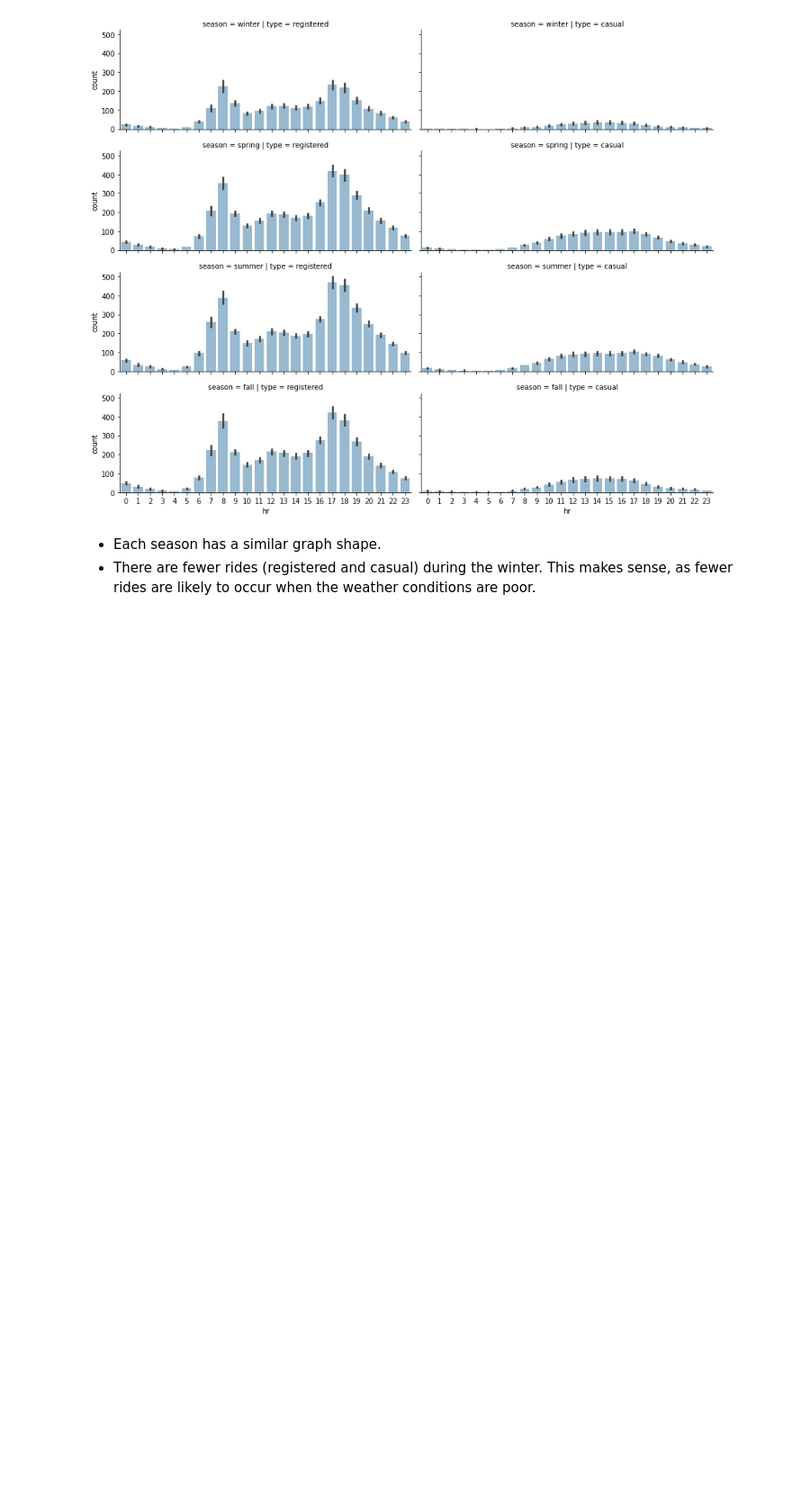
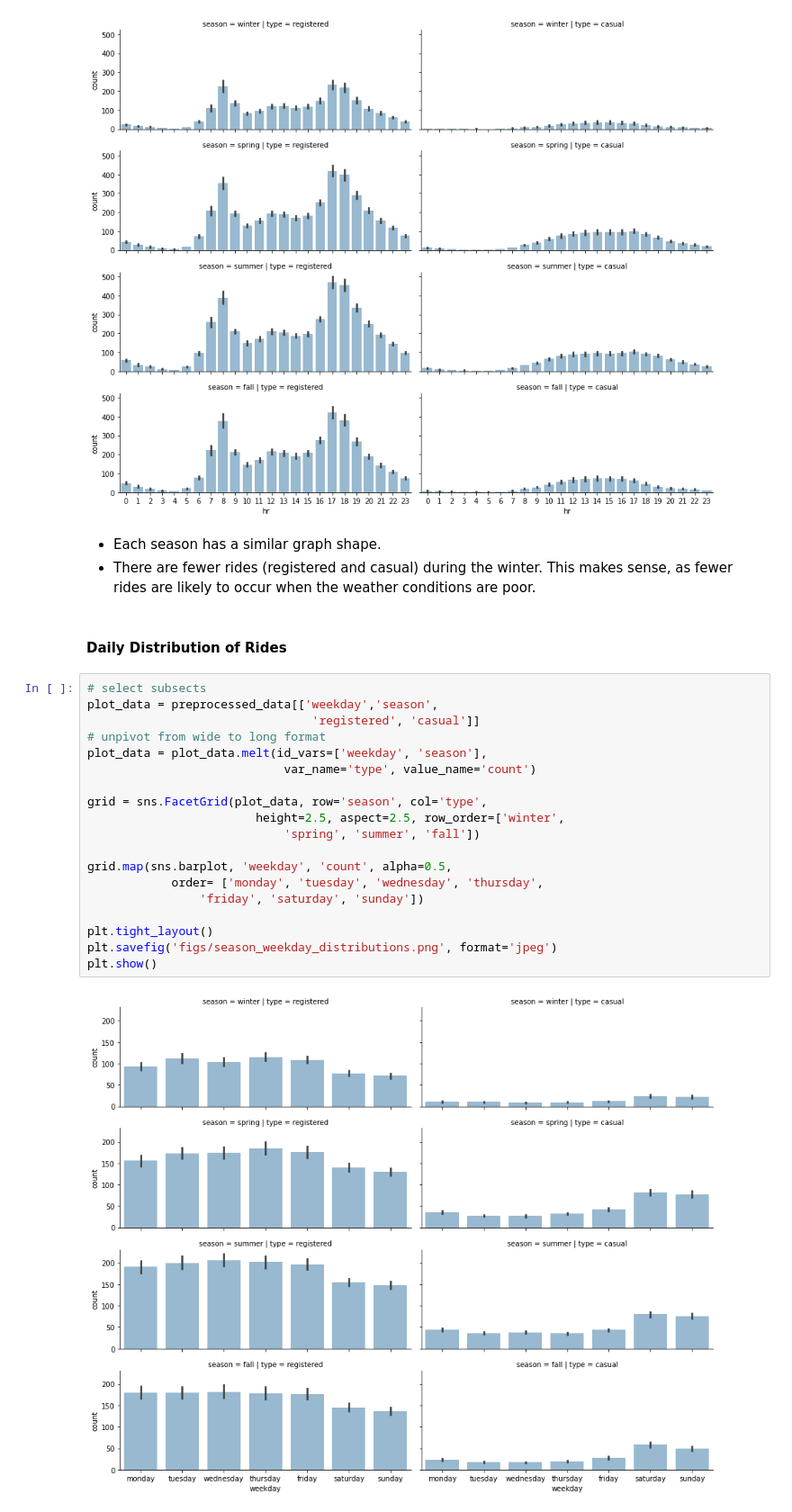
Before and after one commit to manuelinfosec/bike-sharing-analysis, a Jupyter notebook: main.ipynb, the cells around one changed output. Shown at 90% size. Drawn from its saved outputs; the diff is of its cells as text; blank space fills up the shorter version.

```diff
--- a/main.ipynb
+++ b/main.ipynb
@@ -280,3 +282,26 @@ plt.show()
 # %% [markdown]
 - Each season has a similar graph shape.
 - There are fewer rides (registered and casual) during the winter. This makes sense, as fewer rides are likely to occur when the weather conditions are poor.
+# %% [markdown]
+#### Daily Distribution of Rides
+# %%
+# select subsects
+plot_data = preprocessed_data[['weekday','season',
+                                'registered', 'casual']]
+# unpivot from wide to long format
+plot_data = plot_data.melt(id_vars=['weekday', 'season'],
+                            var_name='type', value_name='count')
+
+grid = sns.FacetGrid(plot_data, row='season', col='type',
+                        height=2.5, aspect=2.5, row_order=['winter',
+                            'spring', 'summer', 'fall'])
+
+grid.map(sns.barplot, 'weekday', 'count', alpha=0.5,
+            order= ['monday', 'tuesday', 'wednesday', 'thursday',
+                'friday', 'saturday', 'sunday'])
+
+plt.tight_layout()
+plt.savefig('figs/season_weekday_distributions.png', format='jpeg')
+plt.show()
+# %% [output]
+[figure, added]
```
Also changed, not shown: parts of 3 cells of this notebook, 2 other files.
